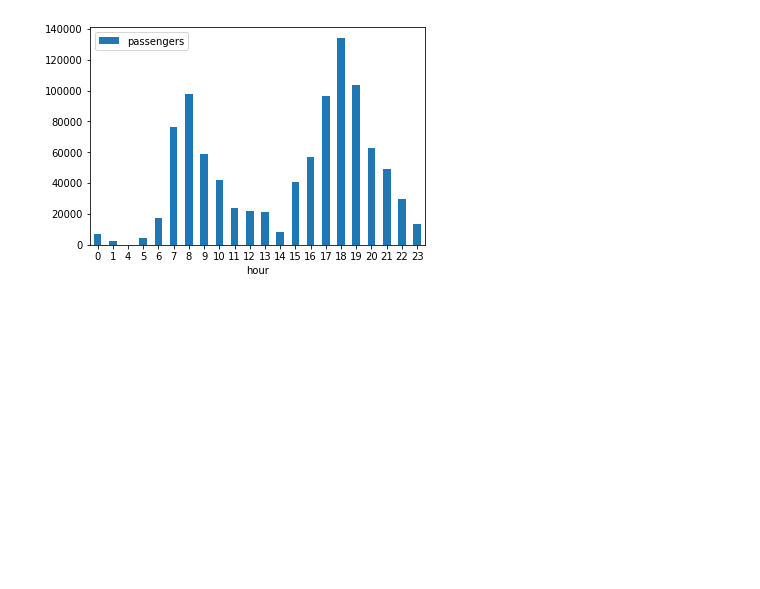
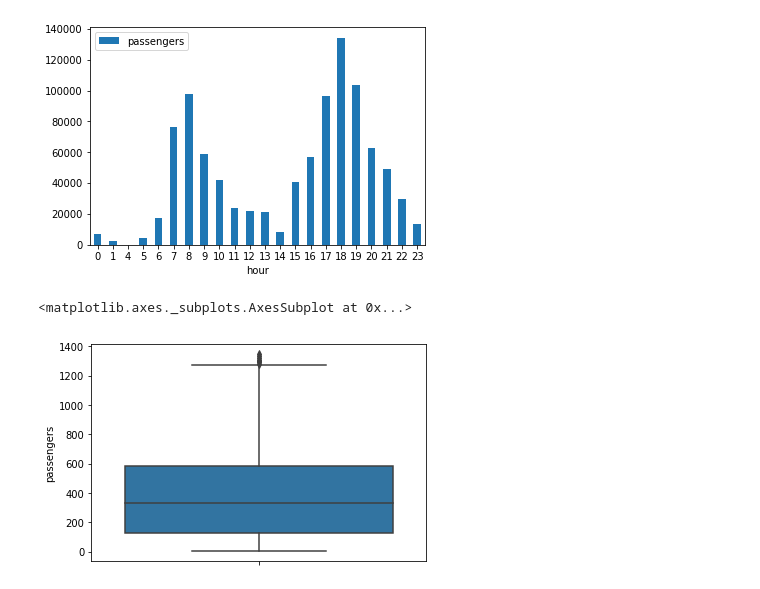
Before and after one commit to mikhnev/nir, a Jupyter notebook: khimki_2017_jan-jun.ipynb, the cells around one changed output. Saved outputs shown, nothing was run; the diff lists cells and outputs as text; code cells hidden in the pictures; blank space fills up the shorter version.

```diff
--- a/khimki_2017_jan-jun.ipynb
+++ b/khimki_2017_jan-jun.ipynb
@@ -626,3 +631,8 @@ data_d[['passengers', 'hour']].groupby(['hour']).sum().plot.bar(rot=False)
 # %% [output]
 <matplotlib.axes._subplots.AxesSubplot at 0x...>
 [figure]
+# %%
+sns.boxplot(data_d['passengers'], orient='v')
+# %% [output]
+<matplotlib.axes._subplots.AxesSubplot at 0x...>
+[figure, added]
```
Also changed, not shown: parts of 28 cells of this notebook.
